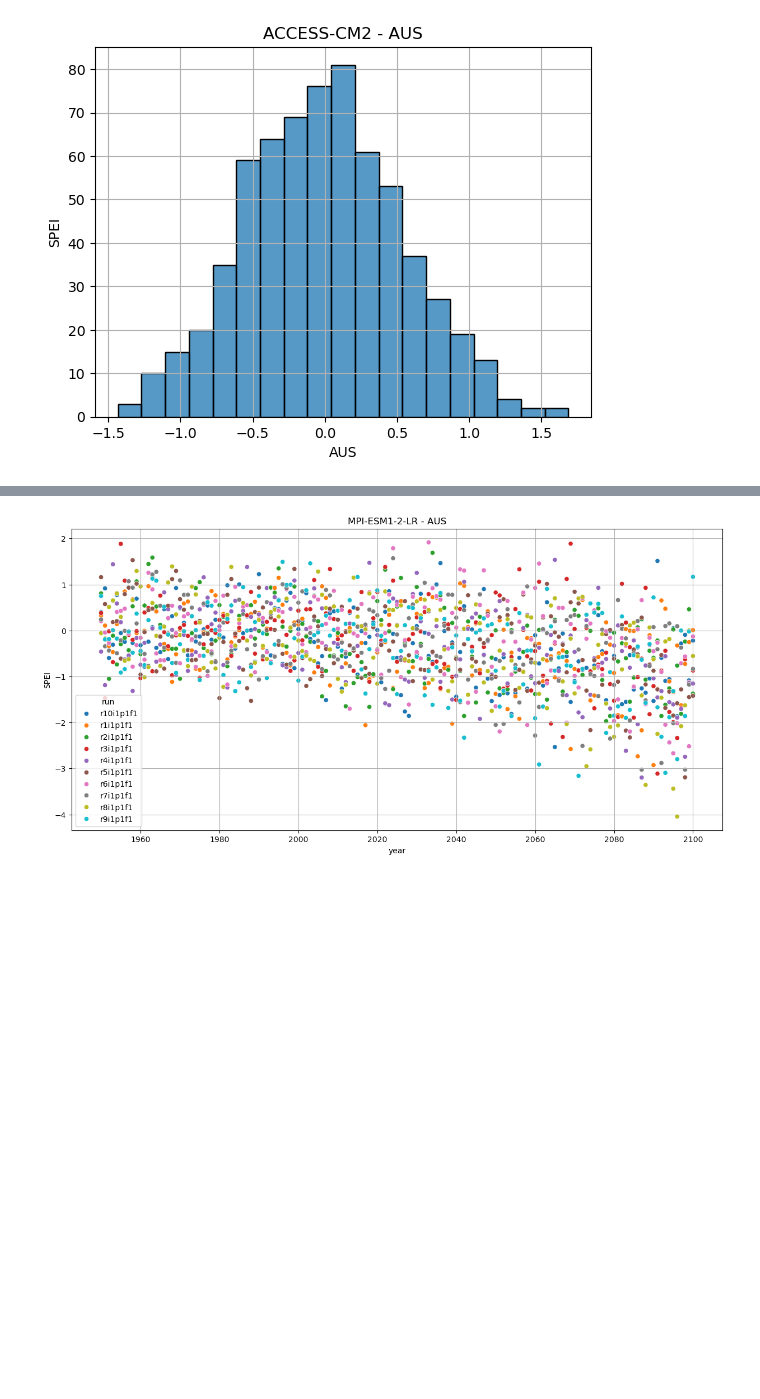
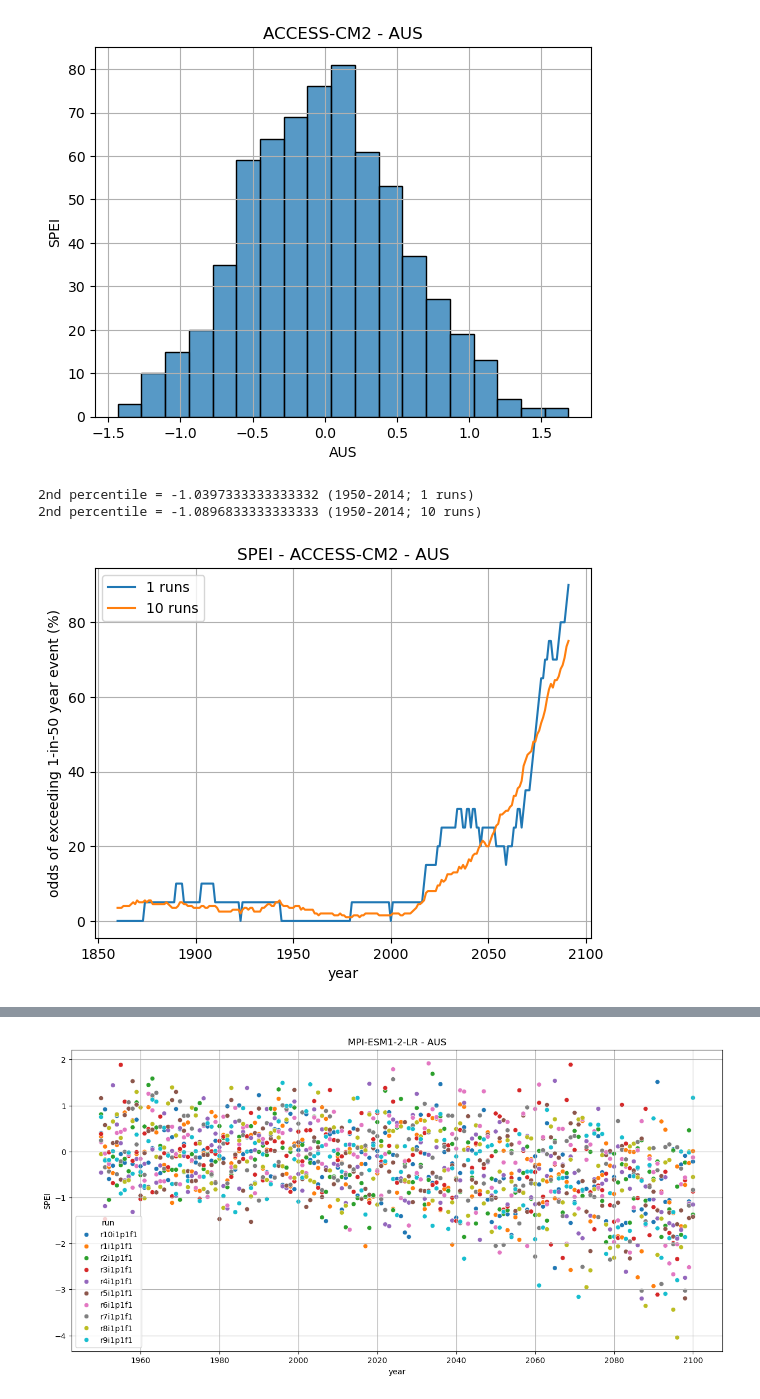
Before and after one commit to AusClimateService/rba, a Jupyter notebook: spei-analysis.ipynb, the cells around one changed output, grey strips where cells are left out. Drawn from its saved outputs; the diff is of its cells as text; code cells hidden in the pictures; blank space fills up the shorter version.

```diff
--- a/spei-analysis.ipynb
+++ b/spei-analysis.ipynb
@@ -92,4 +107,10 @@ plot_location('ACCESS-CM2', 'AUS')
 plot_dist('ACCESS-CM2', 'AUS')
 # %% [output]
 [figure]
+# %%
+plot_odds('ACCESS-CM2', 'AUS', runs_subsets=[1,])
+# %% [output]
+2nd percentile = -1.0397333333333332 (1950-2014; 1 runs)
+2nd percentile = -1.0896833333333333 (1950-2014; 10 runs)
+[figure, added]
 # %%
```
Also changed, not shown: parts of 4 cells of this notebook, 1 other file.
